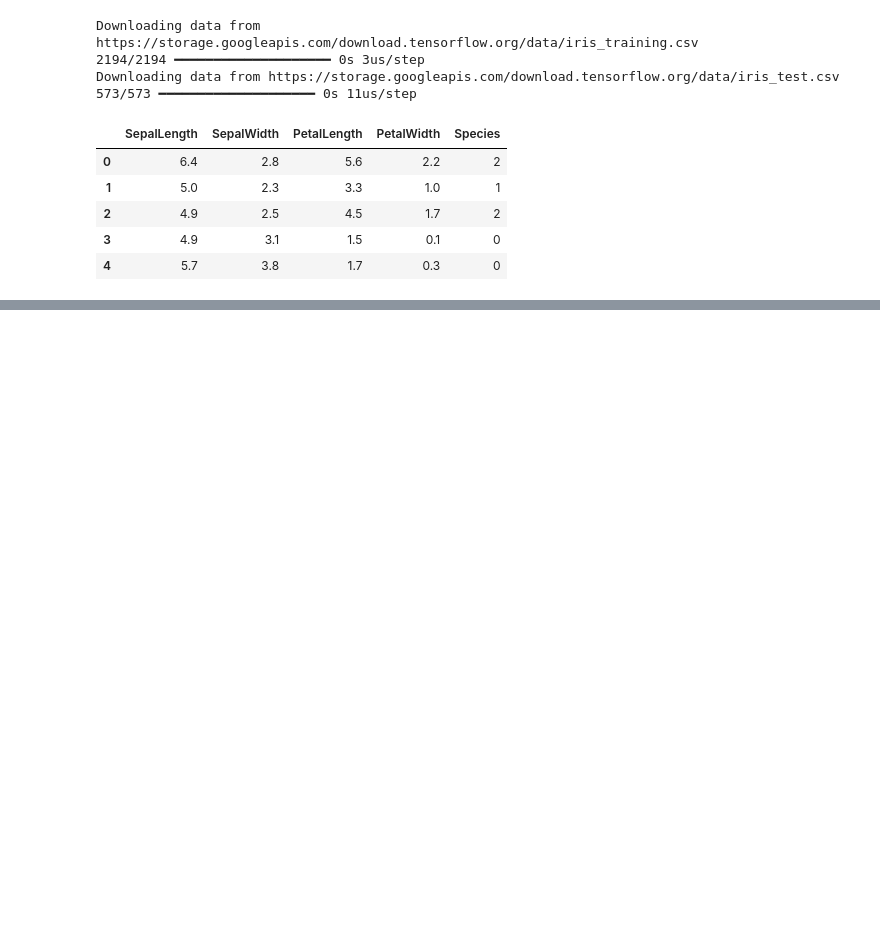
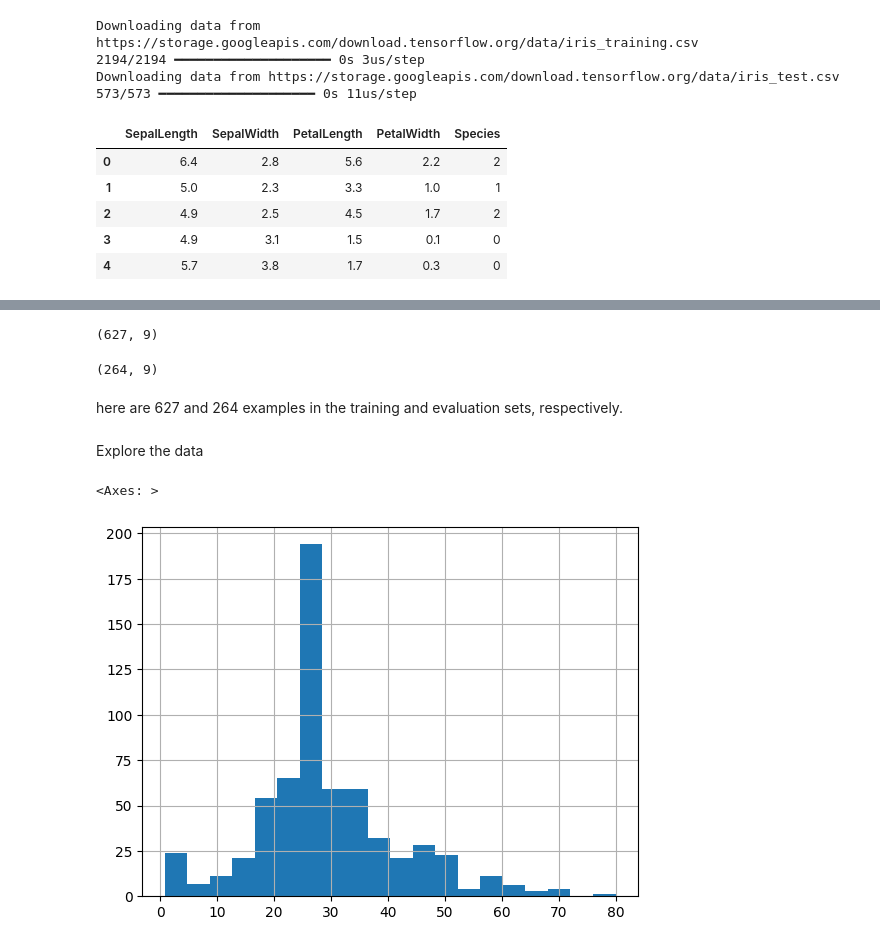
Before and after one commit to SAMANTA1401/deep_learning_tensorflow, a Jupyter notebook: estimator/premade.ipynb, the cells around one changed output, grey strips where cells are left out. Cells and saved outputs as stored; diff of their text form; code cells hidden in the pictures; blank space fills up the shorter version.

```diff
--- a/estimator/premade.ipynb
+++ b/estimator/premade.ipynb
@@ -31,0 +118,6 @@ train.head()
+# %%
+# Load dataset.
+dftrain = pd.read_csv('https://storage.googleapis.com/tf-datasets/titanic/train.csv')
+dfeval = pd.read_csv('https://storage.googleapis.com/tf-datasets/titanic/eval.csv')
+y_train = dftrain.pop('survived')
+y_eval = dfeval.pop('survived')
@@ -31,0 +145,18 @@ train.head()
+# %%
+dftrain.shape
+# %% [output]
+(627, 9)
+# %%
+dfeval.shape
+# %% [output]
+(264, 9)
+# %% [markdown]
+here are 627 and 264 examples in the training and evaluation sets, respectively.
+# %% [markdown]
+Explore the data
+# %%
+# The majority of passengers are in their 20's and 30's.
+dftrain.age.hist(bins=20) # no of bar 20
+# %% [output]
+<Axes: >
+[figure, added]
```
Also changed, not shown: parts of 61 cells of this notebook, 11 other files.
